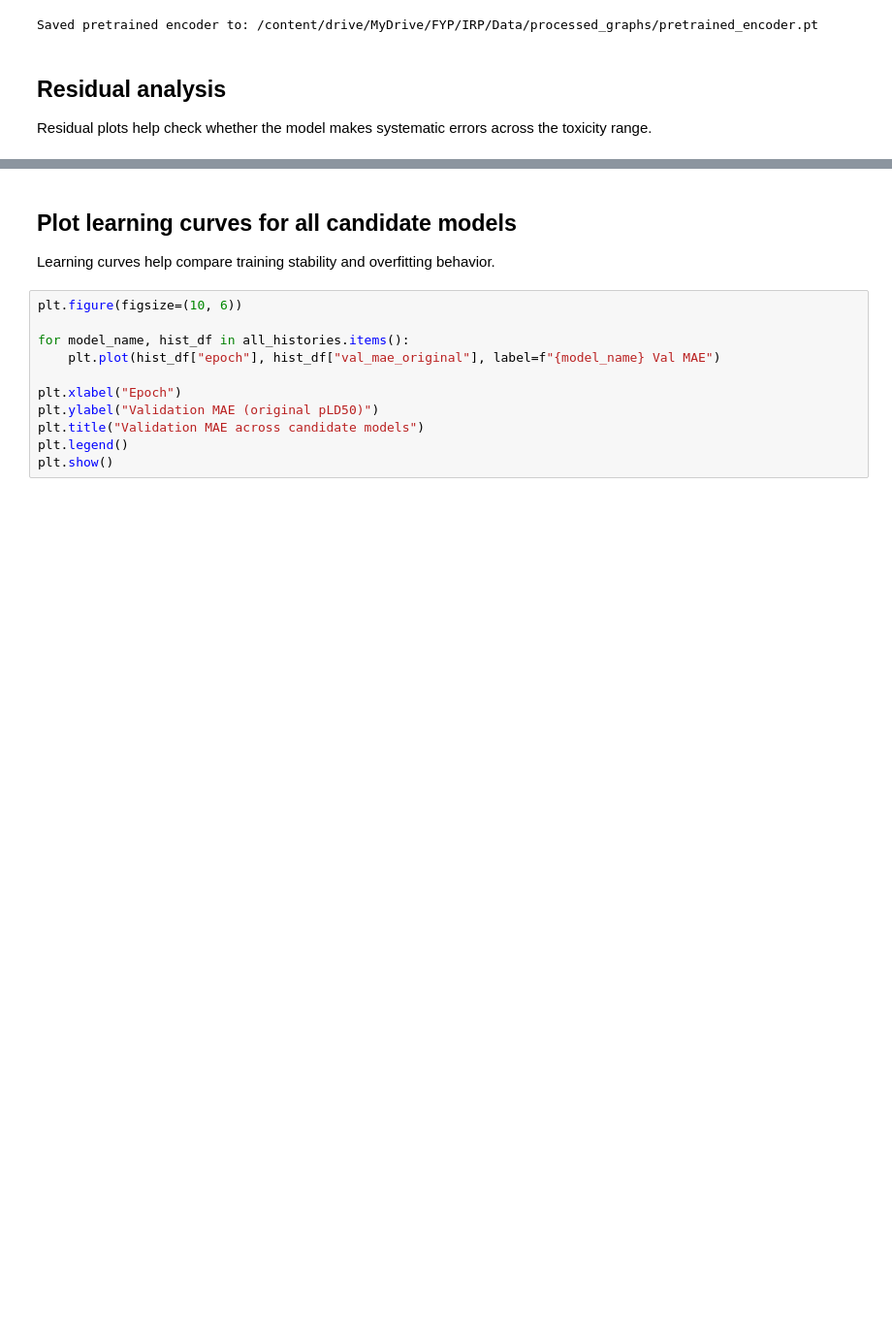
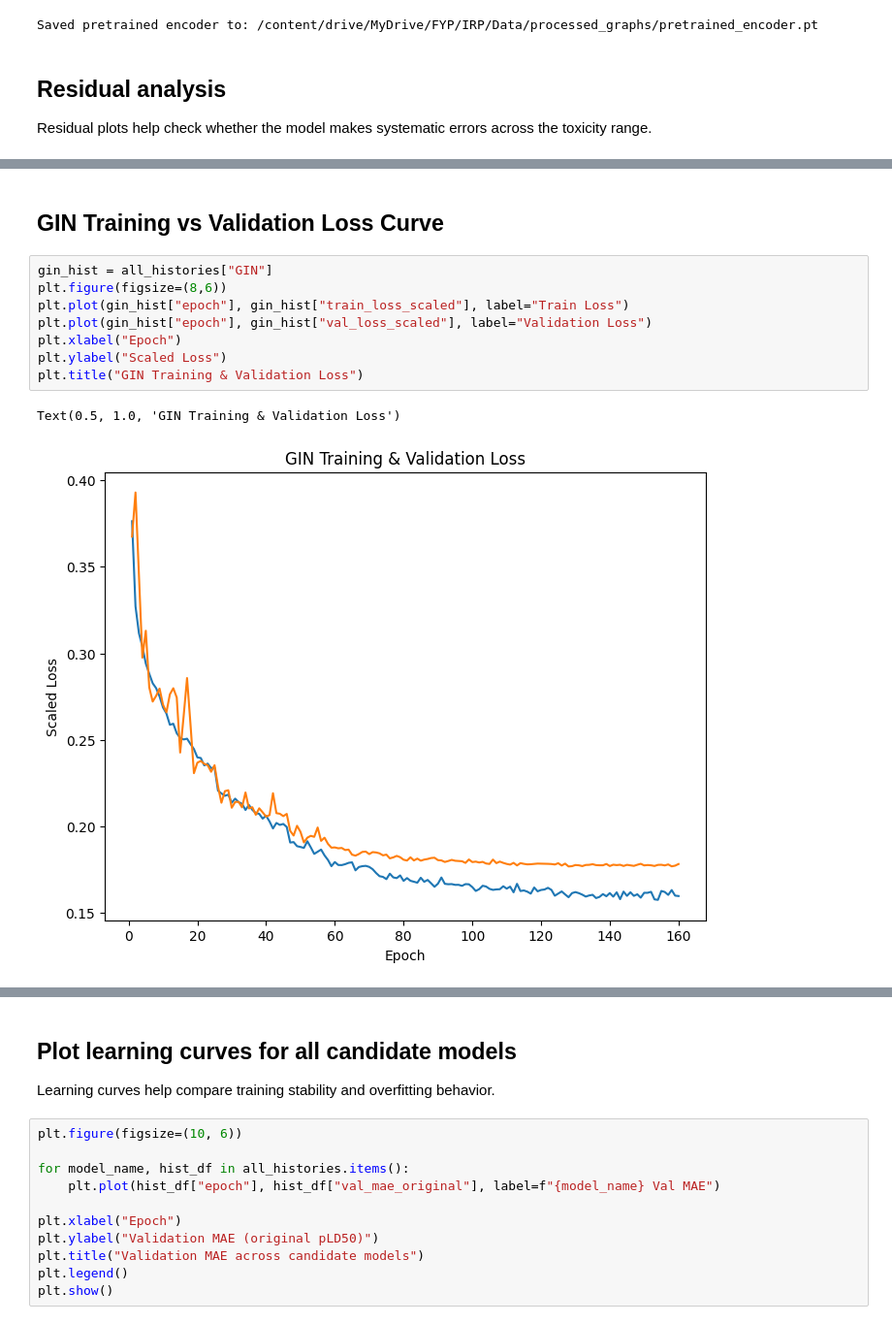
Before and after one commit to summyyyyy/Mixture-Toxicity-Predictor-with-Real-Time-Explanations, a Jupyter notebook: P2_Pre‑training_the_Single‑Drug_Encoder.ipynb, the cells around one changed output, grey strips where cells are left out. Shown at 97% size. Saved outputs shown, nothing was run; the diff lists cells and outputs as text; blank space fills up the shorter version.

Commit message:
results plot

```diff
--- a/P2_Pre‑training_the_Single‑Drug_Encoder.ipynb
+++ b/P2_Pre‑training_the_Single‑Drug_Encoder.ipynb
@@ -610,0 +611,13 @@ plt.show()
+# %% [markdown]
+## GIN Training vs Validation Loss Curve
+# %%
+gin_hist = all_histories["GIN"]
+plt.figure(figsize=(8,6))
+plt.plot(gin_hist["epoch"], gin_hist["train_loss_scaled"], label="Train Loss")
+plt.plot(gin_hist["epoch"], gin_hist["val_loss_scaled"], label="Validation Loss")
+plt.xlabel("Epoch")
+plt.ylabel("Scaled Loss")
+plt.title("GIN Training & Validation Loss")
+# %% [output]
+Text(0.5, 1.0, 'GIN Training & Validation Loss')
+[figure, added]
```
Also changed, not shown: parts of 8 cells of this notebook.
